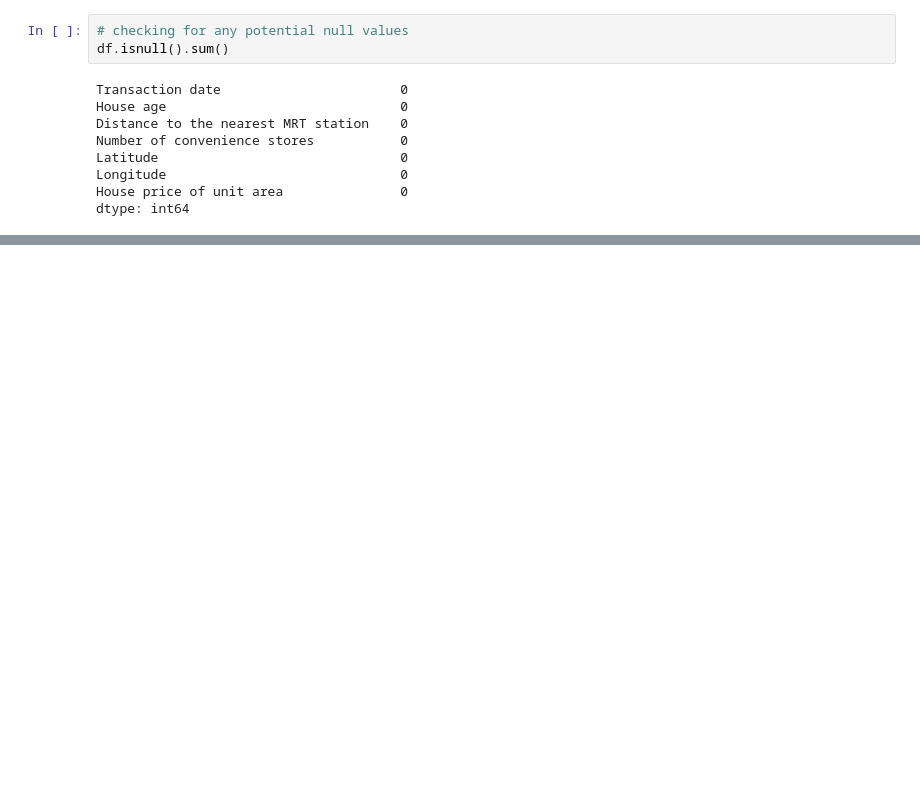
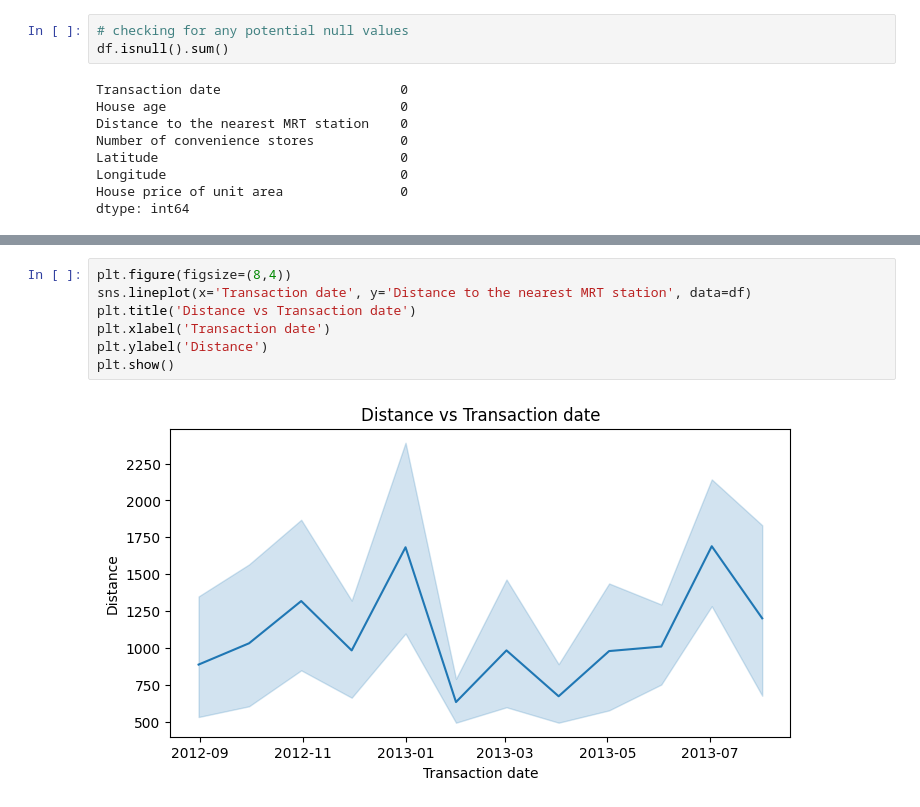
Before and after one commit to arkhash0309/Property-Prophet, a Jupyter notebook: Notebook.ipynb, the cells around one changed output, grey strips where cells are left out. Drawn from its saved outputs; the diff is of its cells as text; blank space fills up the shorter version.

```diff
--- a/Notebook.ipynb
+++ b/Notebook.ipynb
@@ -78,0 +159,9 @@ df.describe()
+# %%
+plt.figure(figsize=(8,4))
+sns.lineplot(x='Transaction date', y='Distance to the nearest MRT station', data=df)
+plt.title('Distance vs Transaction date')
+plt.xlabel('Transaction date')
+plt.ylabel('Distance')
+plt.show()
+# %% [output]
+[figure, added]
```
Also changed, not shown: parts of 77 cells of this notebook.
